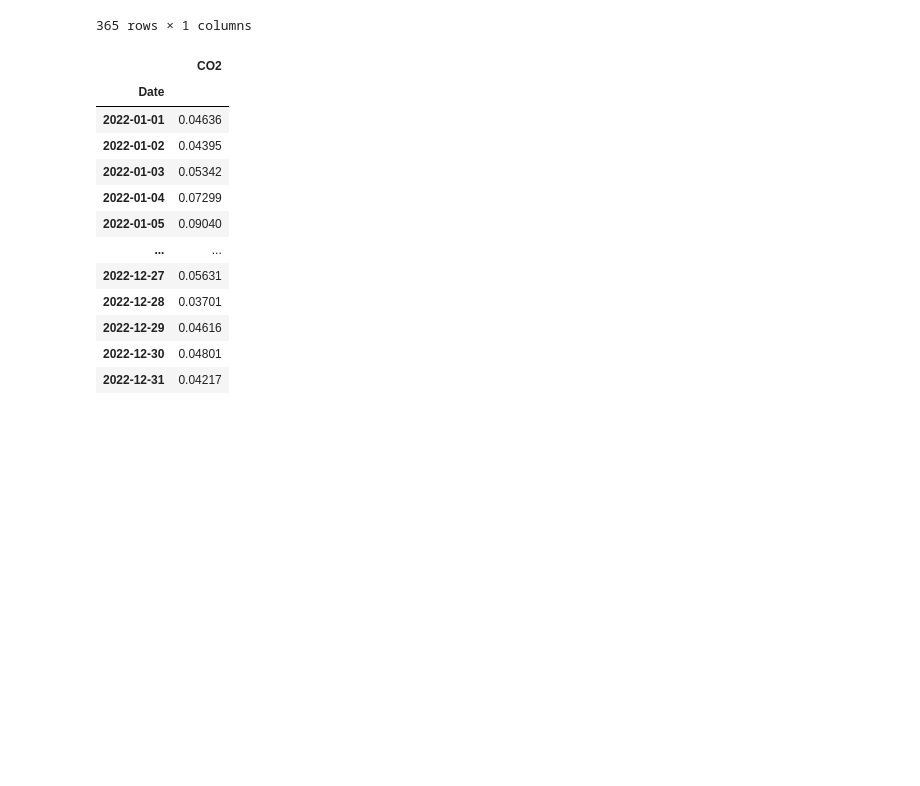
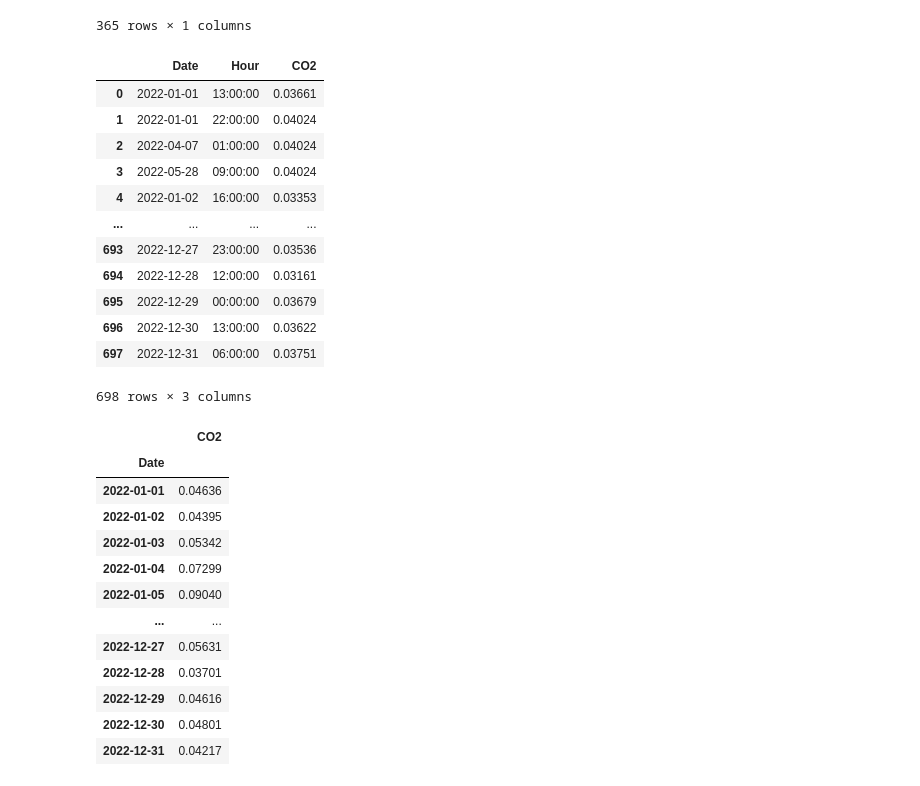
Before and after one commit to Dominik1207/K_ISS, a Jupyter notebook: Optimization.ipynb, the cells around one changed output. Cells and saved outputs as stored; diff of their text form; code cells hidden in the pictures; blank space fills up the shorter version.

```diff
--- a/Optimization.ipynb
+++ b/Optimization.ipynb
@@ -125,8 +125,13 @@ test
 | 2022-12-31 23:00:00 | 2022-12-31 | 23:00:00 | 0.04217 |
 8760 rows × 3 columns
 # %%
-opt=test.groupby("Date").min(numeric_only=True)
+opt=pd.DataFrame()
+#opt['Hour']= test.lookup(test.index, test['Hour'])
+opt['CO2']=test.groupby("Date").min(numeric_only=True)
 opt
+
+#opt_01=opt.set_index("Date")
+#opt_01
 # %% [output]
 |  | CO2 |
 | Date |  |
@@ -150,3 +150,20 @@ df.query("team=='A'")["points"]
+# %%
+inner_join = pd.merge(test, opt, on ='CO2', how ='inner')
+inner_join
+# %% [output]
+|  | Date | Hour | CO2 |
+| 0 | 2022-01-01 | 13:00:00 | 0.03661 |
+| 1 | 2022-01-01 | 22:00:00 | 0.04024 |
+| 2 | 2022-04-07 | 01:00:00 | 0.04024 |
+| 3 | 2022-05-28 | 09:00:00 | 0.04024 |
+| 4 | 2022-01-02 | 16:00:00 | 0.03353 |
+| ... | ... | ... | ... |
+| 693 | 2022-12-27 | 23:00:00 | 0.03536 |
+| 694 | 2022-12-28 | 12:00:00 | 0.03161 |
+| 695 | 2022-12-29 | 00:00:00 | 0.03679 |
+| 696 | 2022-12-30 | 13:00:00 | 0.03622 |
+| 697 | 2022-12-31 | 06:00:00 | 0.03751 |
+698 rows × 3 columns
 # %%
 pes= test.groupby("Date").max(numeric_only=True)
 pes
```
Also changed, not shown: parts of 6 cells of this notebook.
